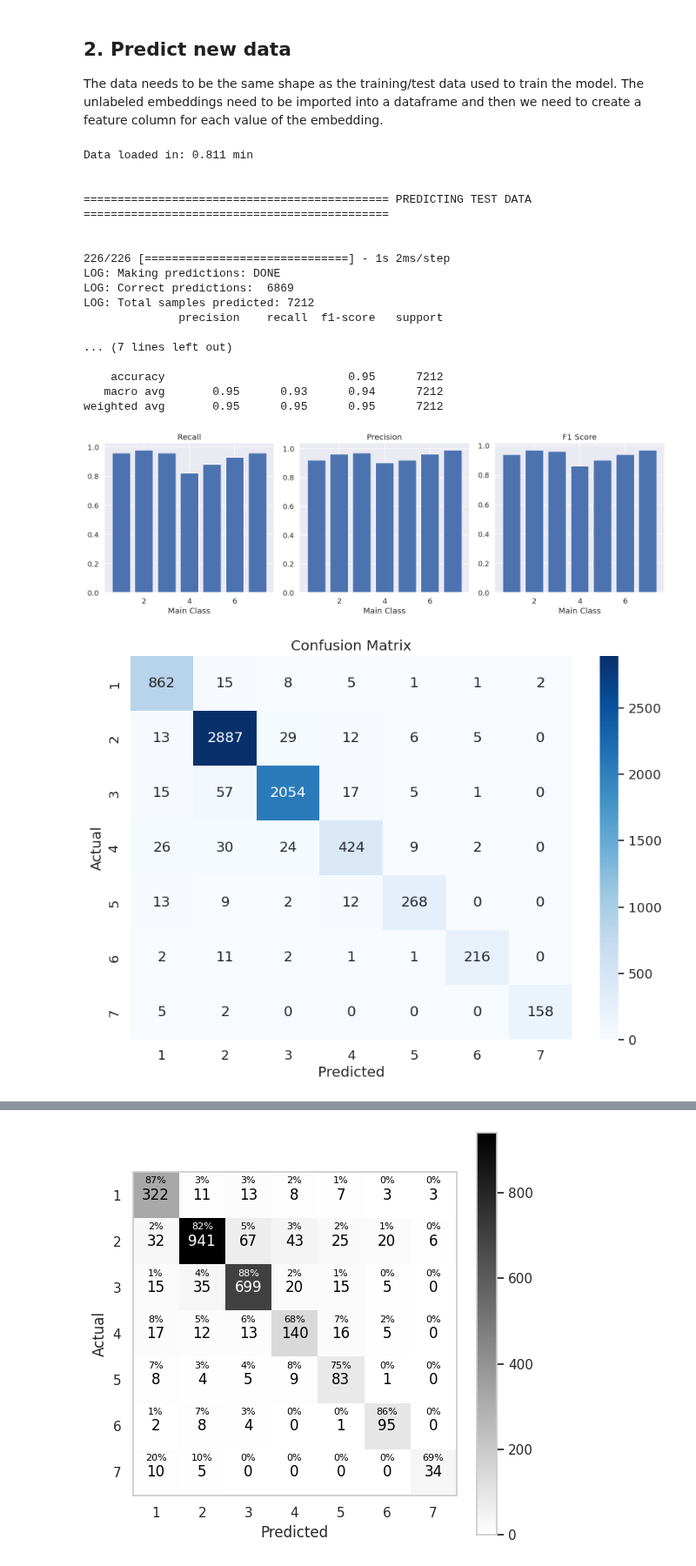
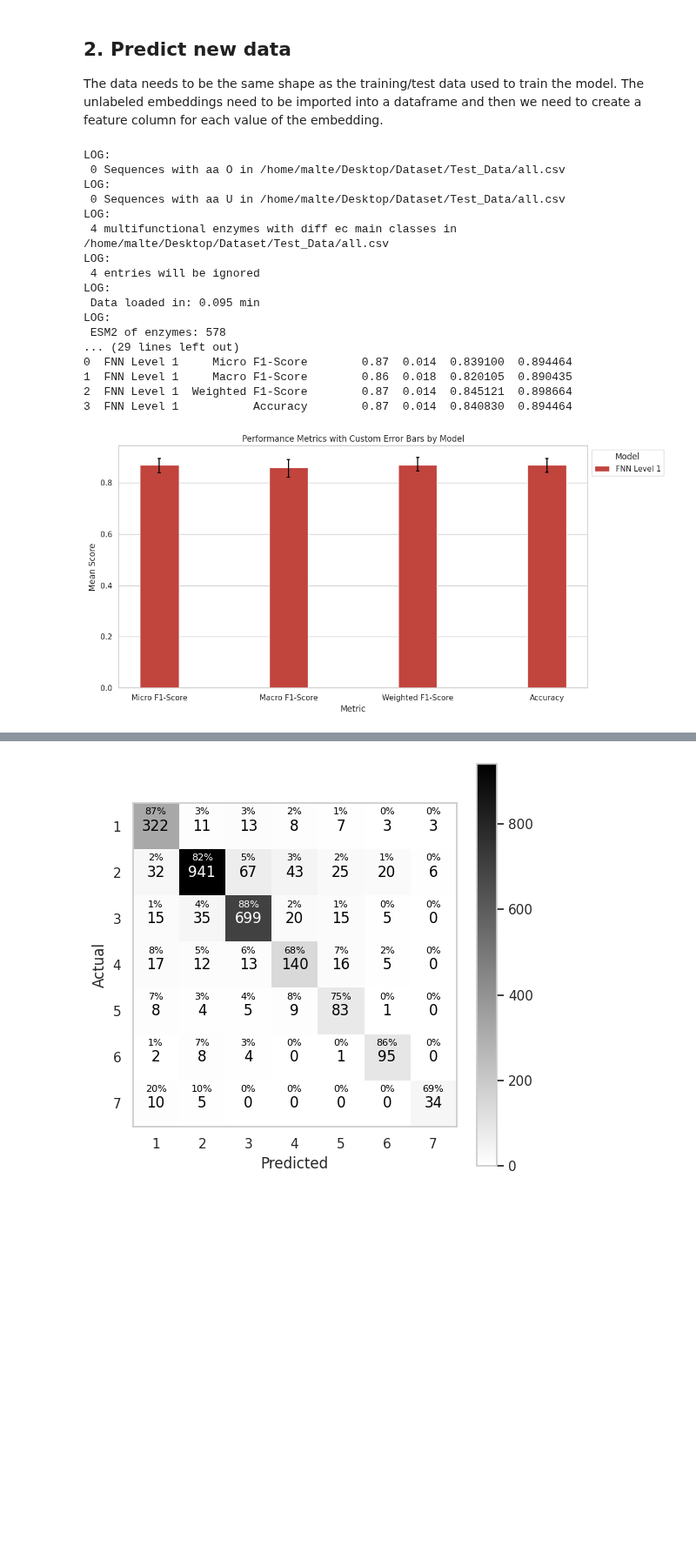
Before and after one commit to github4touchdouble/nnet-enzyme, a Jupyter notebook: tf_cnn_esm2/keras_multiclassification.ipynb, the cells around one changed output, grey strips where cells are left out. Shown at 87% size. Saved outputs shown, nothing was run; the diff lists cells and outputs as text; code cells hidden in the pictures; blank space fills up the shorter version.

```diff
--- a/tf_cnn_esm2/keras_multiclassification.ipynb
+++ b/tf_cnn_esm2/keras_multiclassification.ipynb
@@ -369,7 +375,10 @@ The data needs to be the same shape as the training/test data used to train the
 The unlabeled embeddings need to be imported into a dataframe and then we need to create a feature column for each
 value of the embedding.
 # %%
+from metrics_helper_funcs.validation_tools import plot_bootstrapped_score, plot_confiusion_matrix, calculate_micro_f1, calculate_accuracy, calculate_macro_f1, calculate_weighted_f1
+
 def validate_on_test_data(path_to_enzyme_test_csv: str, path_to_enzyme_test_esm2: str, path_to_cnn_model):
+
     """
     Easy way to test a model on test dataset
     :param path_to_enzyme_test_csv: Path to test.csv
@@ -405,41 +414,27 @@ def validate_on_test_data(path_to_enzyme_test_csv: str, path_to_enzyme_test_esm2
 
     print(report)
 
-    plot_report(report, y, predictions)
-
-
-    # Overview of class dist
-    sns.set(style="whitegrid")
-    plt.figure(figsize=(10, 6))  # Adjust the figure size if needed
-    sns.countplot(x=y, palette="Set3")
-
-    plt.xticks([0, 1, 2, 3, 4, 5, 6], [1, 2, 3, 4, 5, 6, 7])
-    plt.xlabel("EC class")
-    plt.ylabel("Count")
-    plt.title("Main Class Distribution")
-
-    plt.show()
+    plot_bootstrapped_score(y_trues=[y], y_preds=[predictions], scoring_funcs=[calculate_micro_f1,calculate_macro_f1, calculate_weighted_f1, calculate_accuracy], model_names = ['FNN Level 1'])
 # %%
-validate_on_test_data(path_to_enzyme_test_csv=os.getenv("CSV10_ENZYMES"),
-                      path_to_enzyme_test_esm2=os.getenv("ESM2_ENZYMES_SPLIT_10"),
-                      path_to_cnn_model="/home/malte/01_Documents/projects/pbl_binary_classifier/tf_cnn_esm2/cnn_v5_1_split100.keras")
+validate_on_test_data(path_to_enzyme_test_csv=os.getenv("TEST_CSV_ENZYMES"),
+                      path_to_enzyme_test_esm2=os.getenv("TEST_ESM2_ENZYMES"),
+                      path_to_cnn_model="/home/malte/01_Documents/projects/pbl_binary_classifier/tf_cnn_esm2/only_enzyme_models/cnn_main_class_S30_opt_weighted_v1.keras")
 # %% [output]
-Data loaded in: 0.811 min
-
-
-============================================= PREDICTING TEST DATA =============================================
-
-
-226/226 [==============================] - 1s 2ms/step
-LOG: Making predictions: DONE
-LOG: Correct predictions:  6869
-LOG: Total samples predicted: 7212
-              precision    recall  f1-score   support
-
-... (7 lines left out)
-
-    accuracy                           0.95      7212
-   macro avg       0.95      0.93      0.94      7212
-weighted avg       0.95      0.95      0.95      7212
+LOG:
+ 0 Sequences with aa O in /home/malte/Desktop/Dataset/Test_Data/all.csv
+LOG:
+ 0 Sequences with aa U in /home/malte/Desktop/Dataset/Test_Data/all.csv
+LOG:
+ 4 multifunctional enzymes with diff ec main classes in /home/malte/Desktop/Dataset/Test_Data/all.csv
+LOG:
+ 4 entries will be ignored
+LOG:
+ Data loaded in: 0.095 min
+LOG:
+ ESM2 of enzymes: 578
+... (29 lines left out)
+0  FNN Level 1     Micro F1-Score        0.87  0.014  0.839100  0.894464
+1  FNN Level 1     Macro F1-Score        0.86  0.018  0.820105  0.890435
+2  FNN Level 1  Weighted F1-Score        0.87  0.014  0.845121  0.898664
+3  FNN Level 1           Accuracy        0.87  0.014  0.840830  0.894464
-[figure, old version]
+[figure, new version]
-[figure, removed]
```
Also changed, not shown: parts of 2 cells of this notebook, 2 other files.
